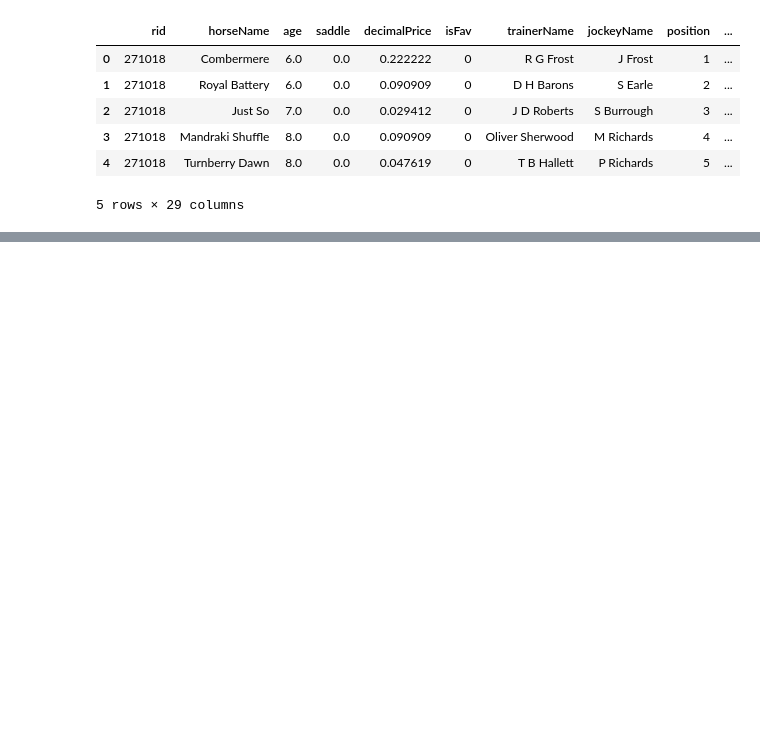
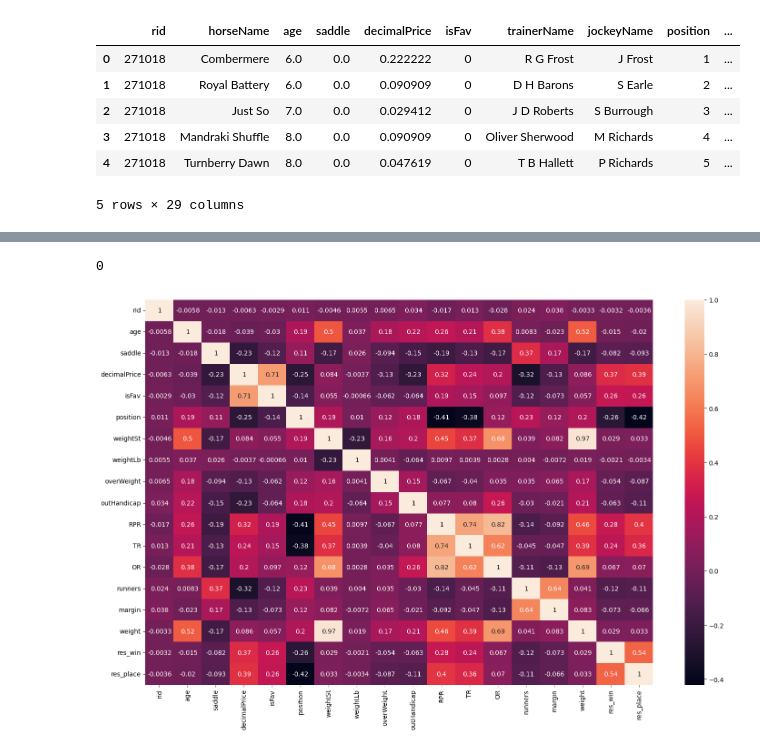
Before and after one commit to SriRamK345/Horse_Race_Predection, a Jupyter notebook: Horse_Race_Predection.ipynb, the cells around one changed output, grey strips where cells are left out. Saved outputs shown, nothing was run; the diff lists cells and outputs as text; code cells hidden in the pictures; blank space fills up the shorter version.

```diff
--- a/Horse_Race_Predection.ipynb
+++ b/Horse_Race_Predection.ipynb
@@ -3,8 +11,8 @@
 # %%
-directory = "/content/drive/MyDrive/Horse Rece Pred"
+location = "/content/drive/MyDrive/Horse Rece Pred"
 
 # List all CSV files in the directory
-all_files = glob.glob(os.path.join(directory, '*.csv'))
+all_files = glob.glob(os.path.join(location, '*.csv'))
 
 # Initialize lists to hold dataframes
 horses_dfs = []
@@ -57,0 +129,10 @@ races_df.head()
+# %%
+df.duplicated().sum()
+# %% [output]
+0
+# %%
+plt.figure(figsize=(18,11))
+sns.heatmap(horses_df.select_dtypes(include=["int64","float64"]).corr(), annot=True)
+plt.show()
+# %% [output]
+[figure, added]
```
Also changed, not shown: parts of 11 cells of this notebook.
